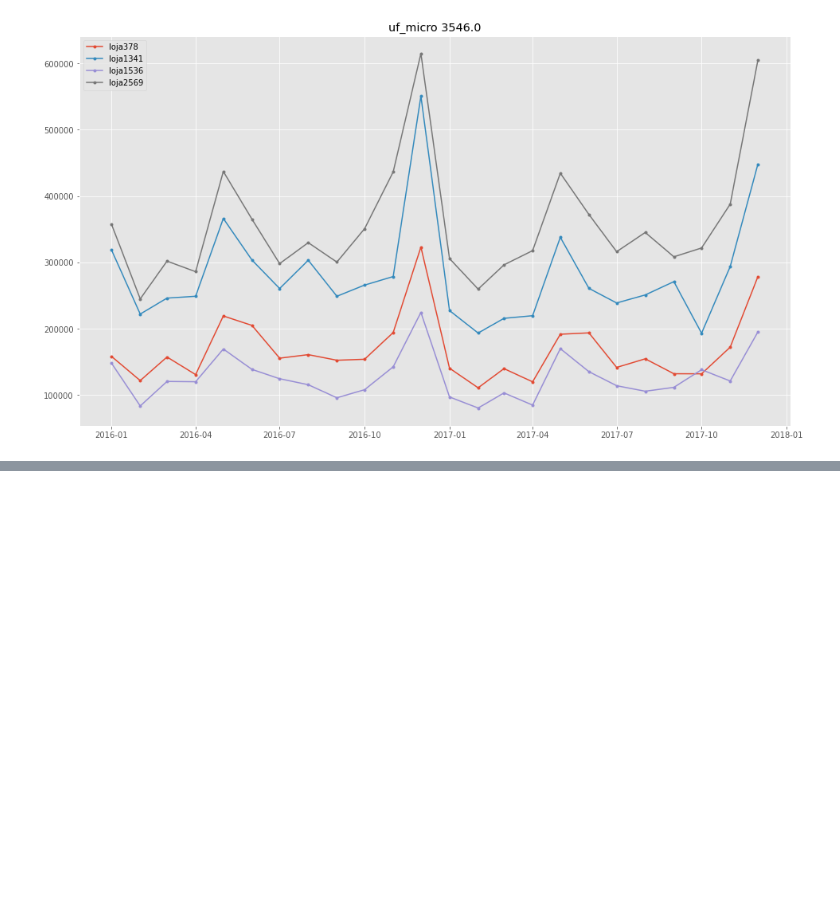
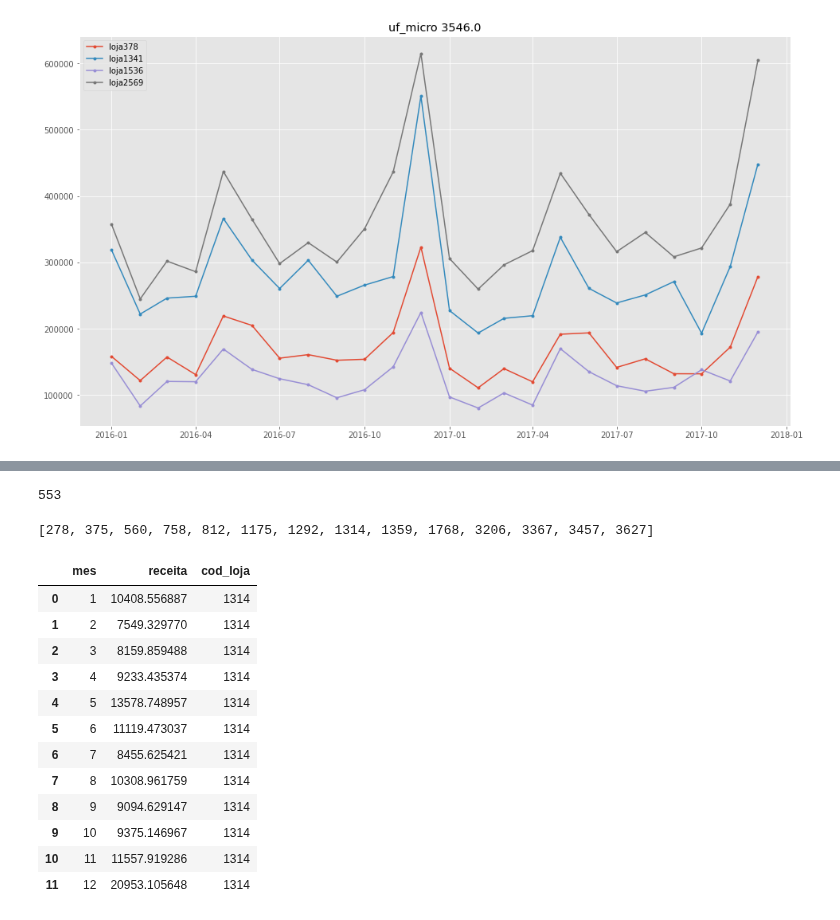
Before and after one commit to BeeData-USP/usp-vs-ufmg, a Jupyter notebook: ikeda/eda_expansao.ipynb, the cells around one changed output, grey strips where cells are left out. Saved outputs shown, nothing was run; the diff lists cells and outputs as text; code cells hidden in the pictures; blank space fills up the shorter version.

Commit message:
add receitas imputadas por regiao, update notebook

```diff
--- a/ikeda/eda_expansao.ipynb
+++ b/ikeda/eda_expansao.ipynb
@@ -480,0 +308,4 @@ ljs_dist.corr()
+# %%
+mi_merge_cex.cod_loja.unique().size
+# %% [output]
+553
@@ -480,0 +318,6 @@ ljs_dist.corr()
+# %%
+lojas_sem_micro = mi_merge_cex[mi_merge_cex.uf_micro.isin(mmicros)]
+lojas_sem_micro = lojas_sem_micro.cod_loja.values.tolist()
+lojas_sem_micro
+# %% [output]
+[278, 375, 560, 758, 812, 1175, 1292, 1314, 1359, 1768, 3206, 3367, 3457, 3627]
@@ -480,0 +328,21 @@ ljs_dist.corr()
+# %%
+cidade_do_acre = 1314
+cids_do_acre = ibge[ibge.UF == 12][['UF', 'Código Município Completo']]
+acre_merge = merge.merge(cids_do_acre, left_on='cod_municipio', right_on='Código Município Completo')
+rm_acre = acre_merge.groupby(['mes'], as_index=False).mean()[['mes', 'receita']]
+rm_acre['cod_loja'] = 1314
+rm_acre
+# %% [output]
+|  | mes | receita | cod_loja |
+| 0 | 1 | 10408.556887 | 1314 |
+| 1 | 2 | 7549.329770 | 1314 |
+| 2 | 3 | 8159.859488 | 1314 |
+| 3 | 4 | 9233.435374 | 1314 |
+| 4 | 5 | 13578.748957 | 1314 |
+| 5 | 6 | 11119.473037 | 1314 |
+| 6 | 7 | 8455.625421 | 1314 |
+| 7 | 8 | 10308.961759 | 1314 |
+| 8 | 9 | 9094.629147 | 1314 |
+| 9 | 10 | 9375.146967 | 1314 |
+| 10 | 11 | 11557.919286 | 1314 |
+| 11 | 12 | 20953.105648 | 1314 |
```
Also changed, not shown: parts of 39 cells of this notebook, 1 other file.
